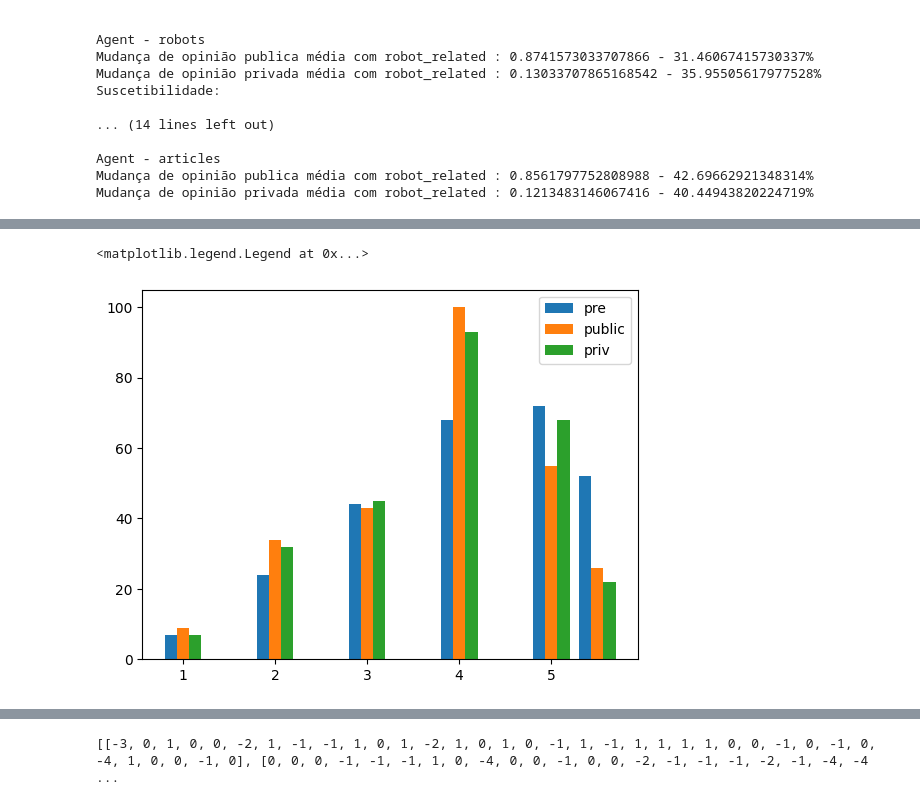
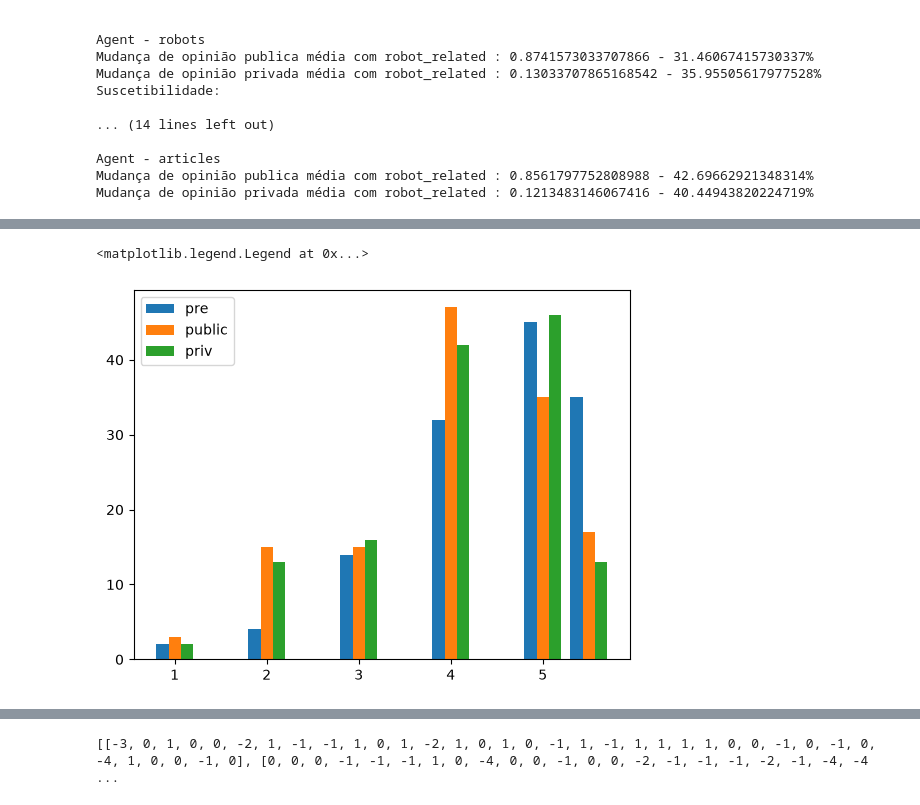
Before and after one commit to joaopereira76/robotsvote-code, a Jupyter notebook: Untitled1.ipynb, the cells around one changed output, grey strips where cells are left out. Saved outputs shown, nothing was run; the diff lists cells and outputs as text; code cells hidden in the pictures.

```diff
--- a/Untitled1.ipynb
+++ b/Untitled1.ipynb
@@ -4062,29 +4062,29 @@ Mudança de opinião privada média com robot_related : 75.0%
 # %%
 import json
 import pandas as pd
 import numpy as np
 import matplotlib.pyplot as plt
 
 with open("./data_final_per_round.json") as f:
     data = json.load(f)
 
 opinions_init = []
 opinions_public = []
 opinions_final = []
 
 for row in data:
 
-    if(row["condition"] == "all_disagree"):
+    if(row["condition"] == "all_disagree" and row["topic"] == "robot_related"):
 
         opinions_init.append(int(row["pre"]))
         opinions_public.append(int(row["public"]))
         opinions_final.append(int(row["priv"]))
 
 plt.hist([opinions_init, opinions_public, opinions_final], align="left", label=["pre", "public", "priv"])
 plt.legend()
 # %% [output]
 <matplotlib.legend.Legend at 0x...>
-[figure, old version]
+[figure, new version]
 # %%
 import json
 import pandas as pd
```
Also changed, not shown: parts of 2 cells of this notebook, 10 other files.
